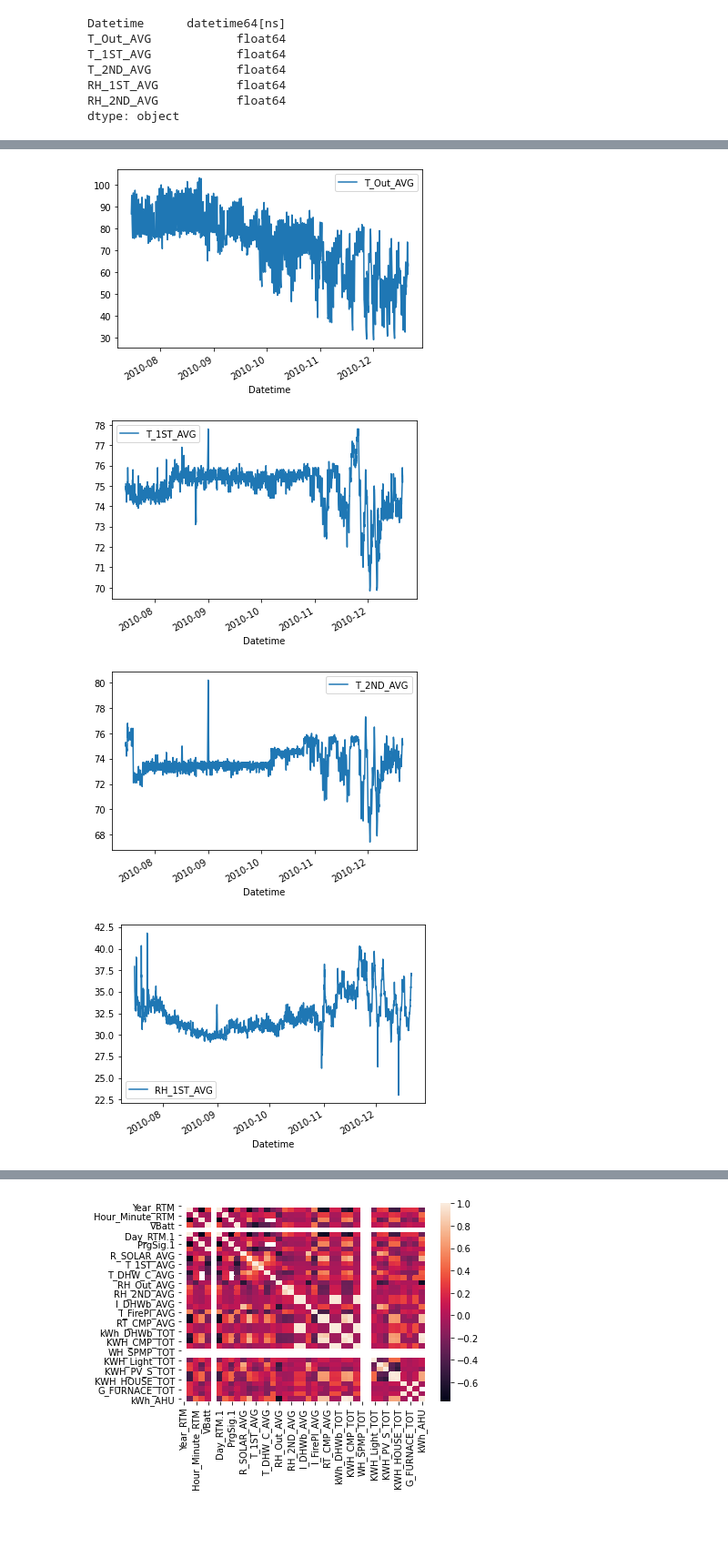
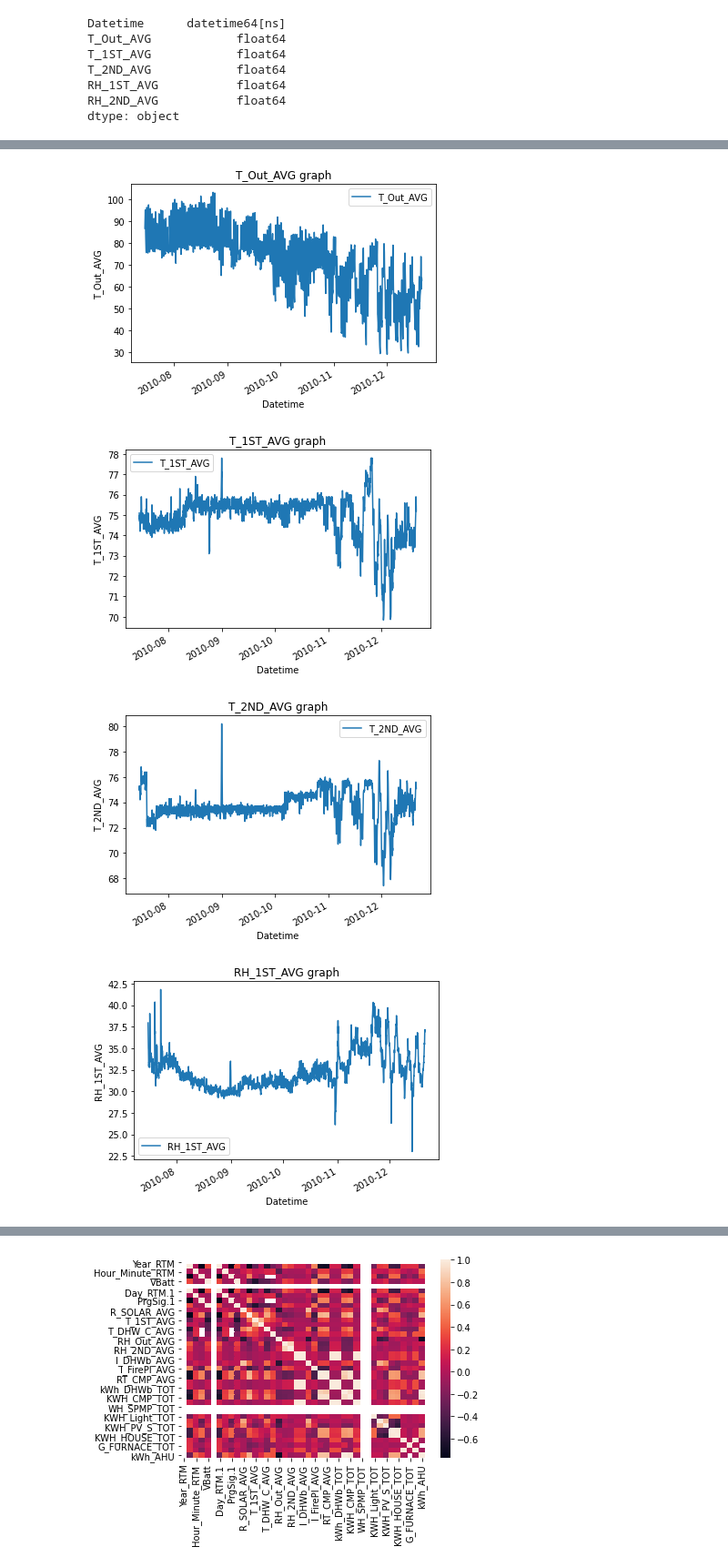
Before and after one commit to milanzongor/fault_detection_project, a Jupyter notebook: fault_detection_project.ipynb, the cells around one changed output, grey strips where cells are left out. Shown at 91% size. Cells and saved outputs as stored; diff of their text form; code cells hidden in the pictures; blank space fills up the shorter version.

```diff
--- a/fault_detection_project.ipynb
+++ b/fault_detection_project.ipynb
@@ -82,7 +89,8 @@ import matplotlib.dates as dates
 # %% [markdown]
 ###Loading dataset
 # %%
-df_raw = pd.read_csv("/content/drive/My Drive/School/B3B38DIT/House_11_edit.csv")
+PROJECT_PATH = "/content/drive/My Drive/School/B3B38DIT/House_11_edit.csv"
+df_raw = pd.read_csv(PROJECT_PATH)
 
 # print information about dataset and show the first 5 rows
 print(df_raw.info())
@@ -272,0 +271,4 @@ dtype: object
+# %%
+# It is also handy to set the Datetime feature as an index of our dataset.
+df.index = df.Datetime
+df.drop('Datetime', axis=1, inplace=True)
@@ -273,9 +287,13 @@ dtype: object
 # %%
+# for feature in df.columns:
+#   if feature != 'Datetime':
+#     df.plot(x="Datetime", y=feature)
+
 for feature in df.columns:
-  if feature != 'Datetime':
-    df.plot(x="Datetime", y=feature)
+    df.reset_index().plot(x='Datetime', y=feature, title=feature + " graph")
+    plt.ylabel(feature)
 # %% [output]
-[figure, old version]
+[figure, new version]
-[figure, old version]
+[figure, new version]
-[figure, old version]
+[figure, new version]
-[figure, old version]
+[figure, new version]
```
Also changed, not shown: parts of 49 cells of this notebook.
